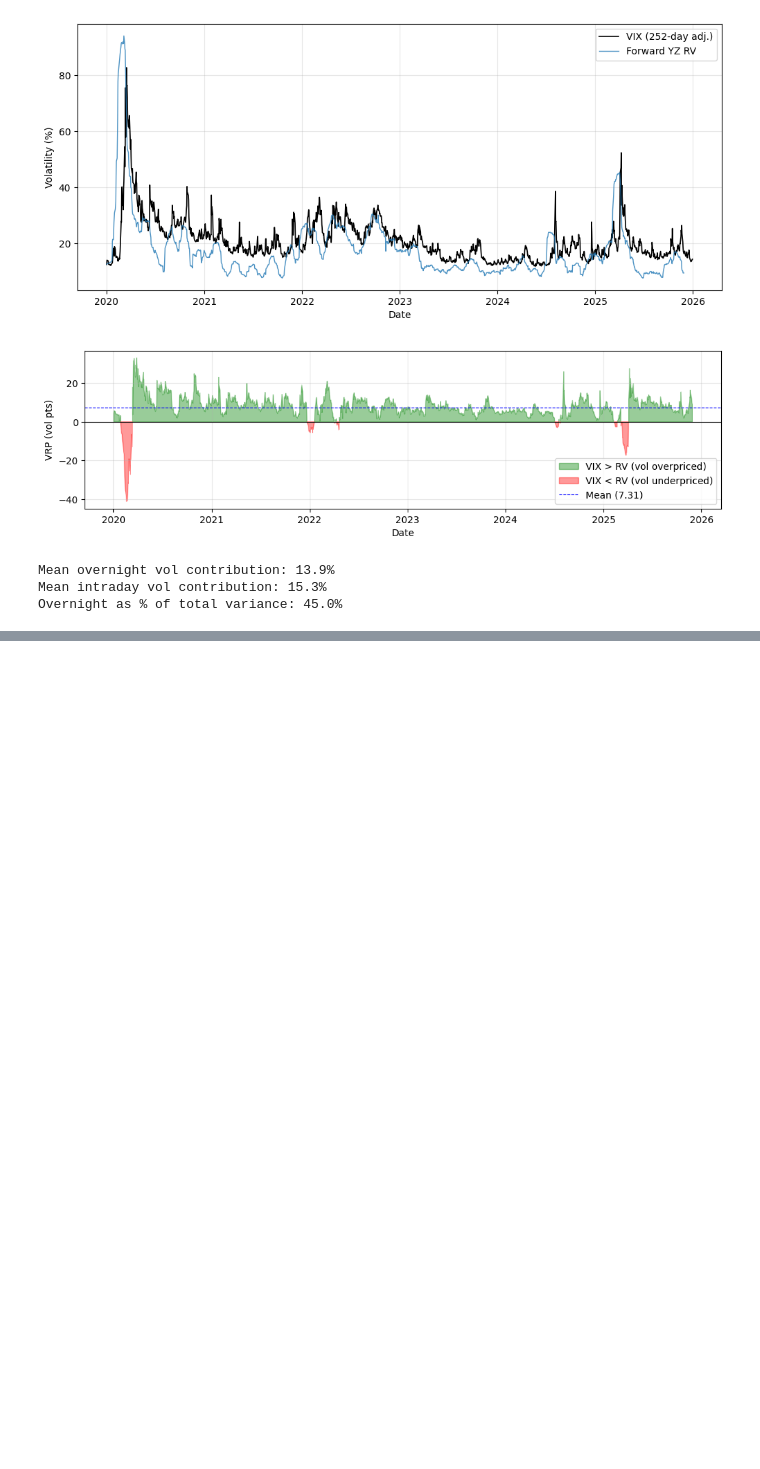
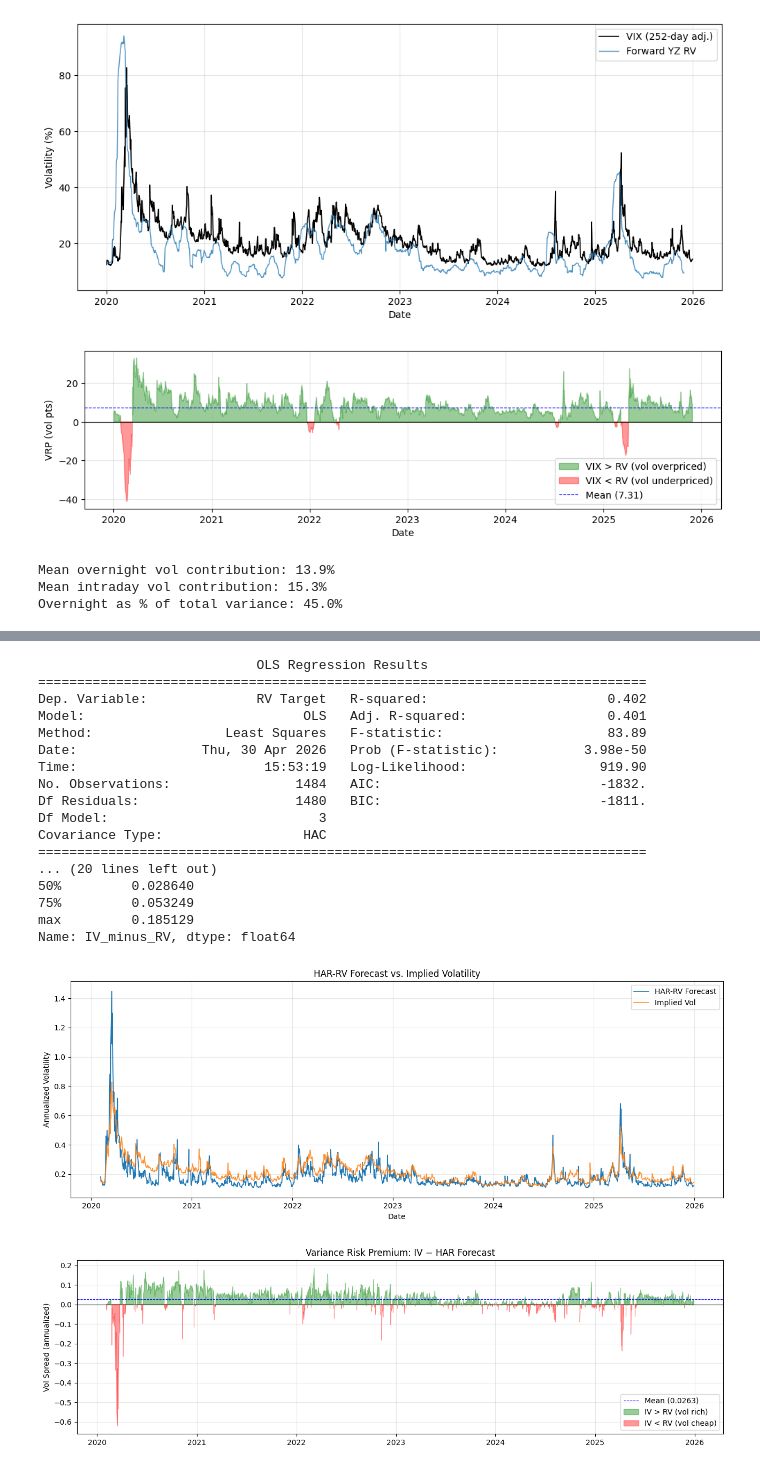
Before and after one commit to ElanPodo/volatility_surface_signals, a Jupyter notebook: notebooks/02_rv_vs_iv_analysis.ipynb, the cells around one changed output, grey strips where cells are left out. Cells and saved outputs as stored; diff of their text form; code cells hidden in the pictures; blank space fills up the shorter version.

```diff
--- a/notebooks/02_rv_vs_iv_analysis.ipynb
+++ b/notebooks/02_rv_vs_iv_analysis.ipynb
@@ -265,0 +299,65 @@ plt.show()
+# %%
+vix = pd.read_parquet(DATA_DIR / 'vix_prices.parquet')
+vix.index = pd.to_datetime(vix.index)
+vix_daily = vix['Close'] / 100  # convert to decimal (18 → 0.18)
+
+# Fit HAR on full daily SPY (every trading day, not MWF)
+model, har = har_rv(sp)
+har['HAR vol'] = np.sqrt(har['RV Forecast(t+1)'])
+
+# Align VIX with HAR — both are full daily series, no MWF problem
+plot_df = pd.DataFrame({
+    'HAR Forecast Vol': har['HAR vol'],
+    'Implied Vol': vix_daily,
+}).dropna()
+plot_df['IV_minus_RV'] = plot_df['Implied Vol'] - plot_df['HAR Forecast Vol']
+
+print(model.summary())
+print(plot_df['IV_minus_RV'].describe())
+
+fig, ax = plt.subplots(figsize=(13, 5))
+ax.plot(plot_df.index, plot_df['HAR Forecast Vol'], label='HAR-RV Forecast', linewidth=1.2)
+ax.plot(plot_df.index, plot_df['Implied Vol'], label='Implied Vol', linewidth=1.2, alpha=0.85)
+ax.set_title('HAR-RV Forecast vs. Implied Volatility')
+ax.set_ylabel('Annualized Volatility')
+ax.set_xlabel('Date')
+ax.legend()
+ax.grid(alpha=0.3)
+plt.tight_layout()
+plt.show()
+
+plot_df['IV_minus_RV'] = plot_df['Implied Vol'] - plot_df['HAR Forecast Vol']
+
+fig, ax = plt.subplots(figsize=(13, 4))
+ax.axhline(0, color='black', linewidth=0.8)
+ax.axhline(plot_df['IV_minus_RV'].mean(), color="blue", linewidth=0.8, linestyle="--", label=f"Mean ({plot_df['IV_minus_RV'].mean():.4f})")
+ax.fill_between(plot_df.index, plot_df['IV_minus_RV'], 0,
+                where=plot_df['IV_minus_RV'] > 0, alpha=0.4, color='green',  label='IV > RV (vol rich)')
+ax.fill_between(plot_df.index, plot_df['IV_minus_RV'], 0,
+                where=plot_df['IV_minus_RV'] < 0, alpha=0.4, color='red', label='IV < RV (vol cheap)')
+ax.set_title('Variance Risk Premium: IV − HAR Forecast')
+ax.set_ylabel('Vol Spread (annualized)')
+ax.legend()
+ax.grid(alpha=0.3)
+plt.tight_layout()
+plt.show()
+# %% [output]
+                            OLS Regression Results
+==============================================================================
+Dep. Variable:              RV Target   R-squared:                       0.402
+Model:                            OLS   Adj. R-squared:                  0.401
+Method:                 Least Squares   F-statistic:                     83.89
+Date:                Thu, 30 Apr 2026   Prob (F-statistic):           3.98e-50
+Time:                        15:53:19   Log-Likelihood:                 919.90
+No. Observations:                1484   AIC:                            -1832.
+Df Residuals:                    1480   BIC:                            -1811.
+Df Model:                           3
+Covariance Type:                  HAC
+==============================================================================
+... (20 lines left out)
+50%         0.028640
+75%         0.053249
+max         0.185129
+Name: IV_minus_RV, dtype: float64
+[figure, added]
+[figure, added]
```
Also changed, not shown: parts of 3 cells of this notebook, 2 other files.
